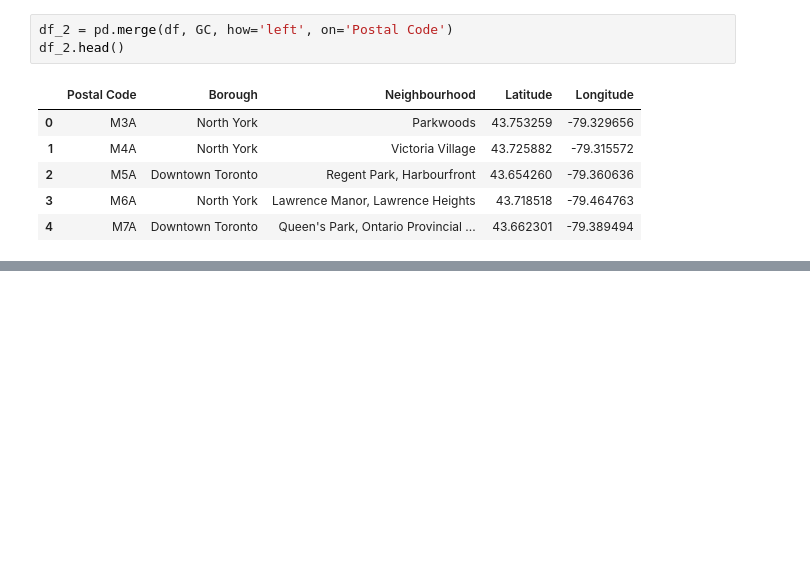
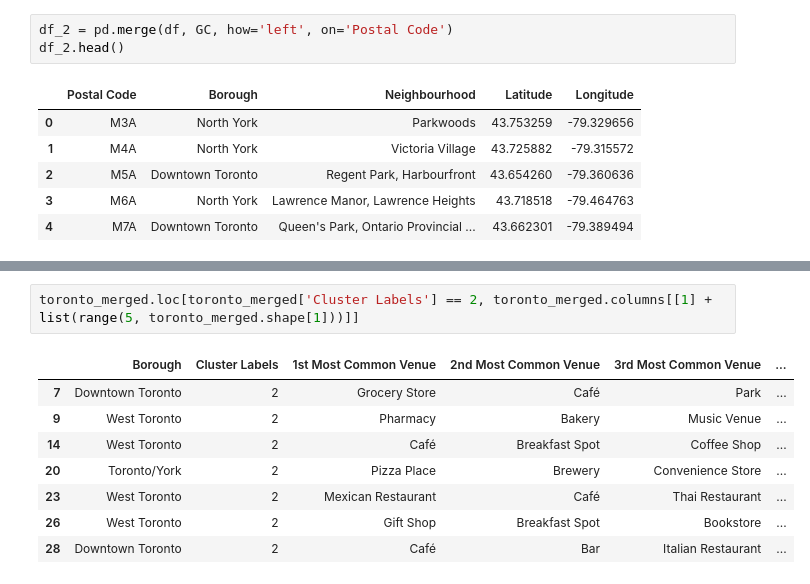
Before and after one commit to renzoclaure/Coursera-Segmenting-and-Clustering-Neighborhoods-in-Toronto, a Jupyter notebook: Segmenting and Clustering Neighborhoods in Toronto.ipynb, the cells around one changed output, grey strips where cells are left out. Cells and saved outputs as stored; diff of their text form; blank space fills up the shorter version.

```diff
--- a/Segmenting and Clustering Neighborhoods in Toronto.ipynb
+++ b/Segmenting and Clustering Neighborhoods in Toronto.ipynb
@@ -87,0 +512,11 @@ df_2.head()
+# %%
+toronto_merged.loc[toronto_merged['Cluster Labels'] == 2, toronto_merged.columns[[1] + list(range(5, toronto_merged.shape[1]))]]
+# %% [output]
+|  | Borough | Cluster Labels | 1st Most Common Venue | 2nd Most Common Venue | 3rd Most Common Venue | ... |
+| 7 | Downtown Toronto | 2 | Grocery Store | Café | Park | ... |
+| 9 | West Toronto | 2 | Pharmacy | Bakery | Music Venue | ... |
+| 14 | West Toronto | 2 | Café | Breakfast Spot | Coffee Shop | ... |
+| 20 | Toronto/York | 2 | Pizza Place | Brewery | Convenience Store | ... |
+| 23 | West Toronto | 2 | Mexican Restaurant | Café | Thai Restaurant | ... |
+| 26 | West Toronto | 2 | Gift Shop | Breakfast Spot | Bookstore | ... |
+| 28 | Downtown Toronto | 2 | Café | Bar | Italian Restaurant | ... |
```
Also changed, not shown: parts of 43 cells of this notebook.
